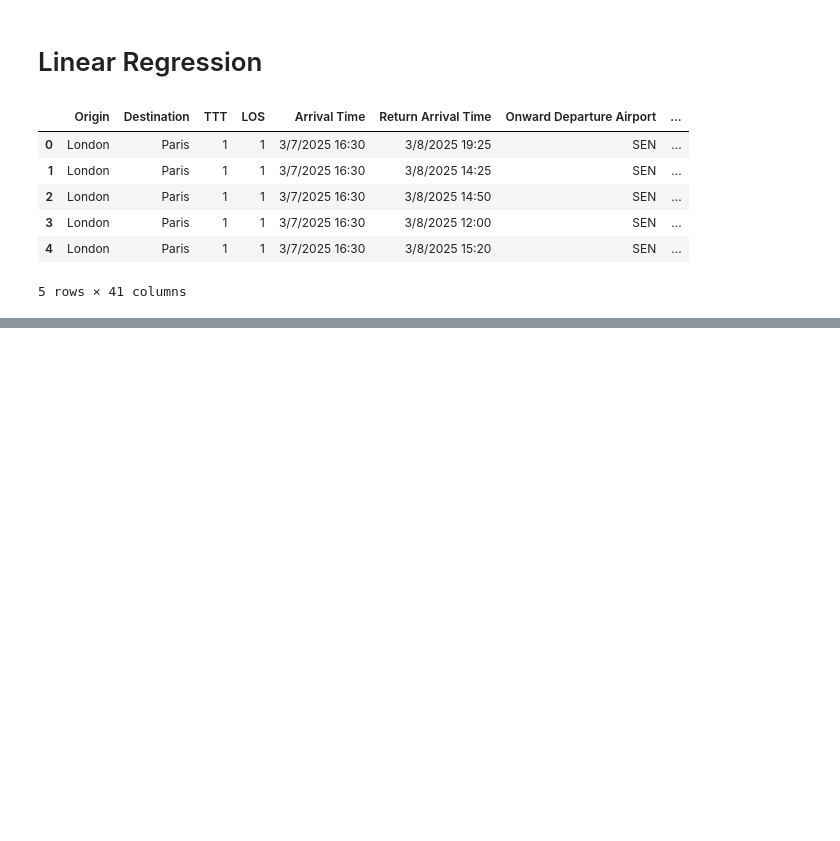
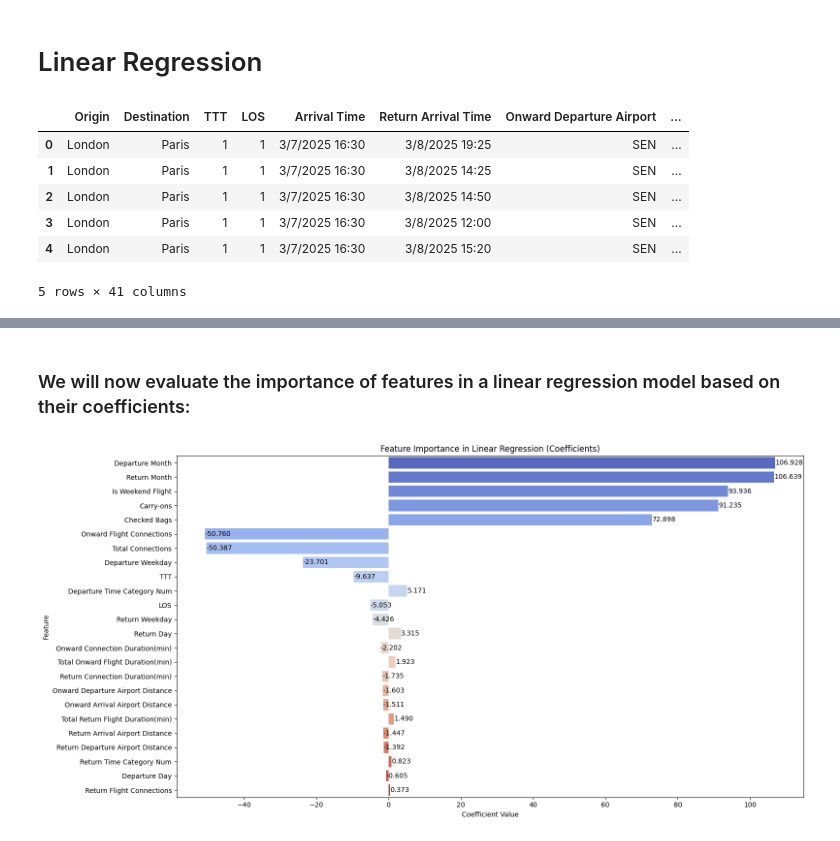
Before and after one commit to Andrian2024/DSProject-Flights, a Jupyter notebook: Algo2-TalN-LinearRegression.ipynb, the cells around one changed output, grey strips where cells are left out. Cells and saved outputs as stored; diff of their text form; code cells hidden in the pictures; blank space fills up the shorter version.

```diff
--- a/Algo2-TalN-LinearRegression.ipynb
+++ b/Algo2-TalN-LinearRegression.ipynb
@@ -545,0 +257,4 @@ R-squared Score: 0.59
+# %%
+# removing features that are highly correlated to other features
+columns_to_remove = ["Total Flight Duration(min)"]
+df = df.drop(columns=columns_to_remove)
@@ -545,0 +350,26 @@ R-squared Score: 0.59
+# %% [markdown]
+### We will now evaluate the importance of features in a linear regression model based on their coefficients:
+# %%
+coefficients = model.coef_
+features = X_train.columns
+
+importance_df = pd.DataFrame({"Feature": features, "Coefficient": coefficients})
+importance_df = round(importance_df, 3)
+importance_df["Abs_Coefficient"] = np.abs(importance_df["Coefficient"])
+importance_df = importance_df.sort_values(by="Abs_Coefficient", ascending=False)
+
+fig, ax = plt.subplots(figsize=(16, 8))
+
+sns.barplot(y=importance_df["Feature"], x=importance_df["Coefficient"], ax=ax, palette="coolwarm")
+
+for index, value in enumerate(importance_df["Coefficient"]):
+    ax.text(value, index, f'{value:.3f}', va='center')
+
+ax.set_title("Feature Importance in Linear Regression (Coefficients)")
+ax.set_xlabel("Coefficient Value")
+ax.set_ylabel("Feature")
+
+plt.tight_layout()
+plt.show()
+# %% [output]
+[figure, added]
```
Also changed, not shown: parts of 45 cells of this notebook.
